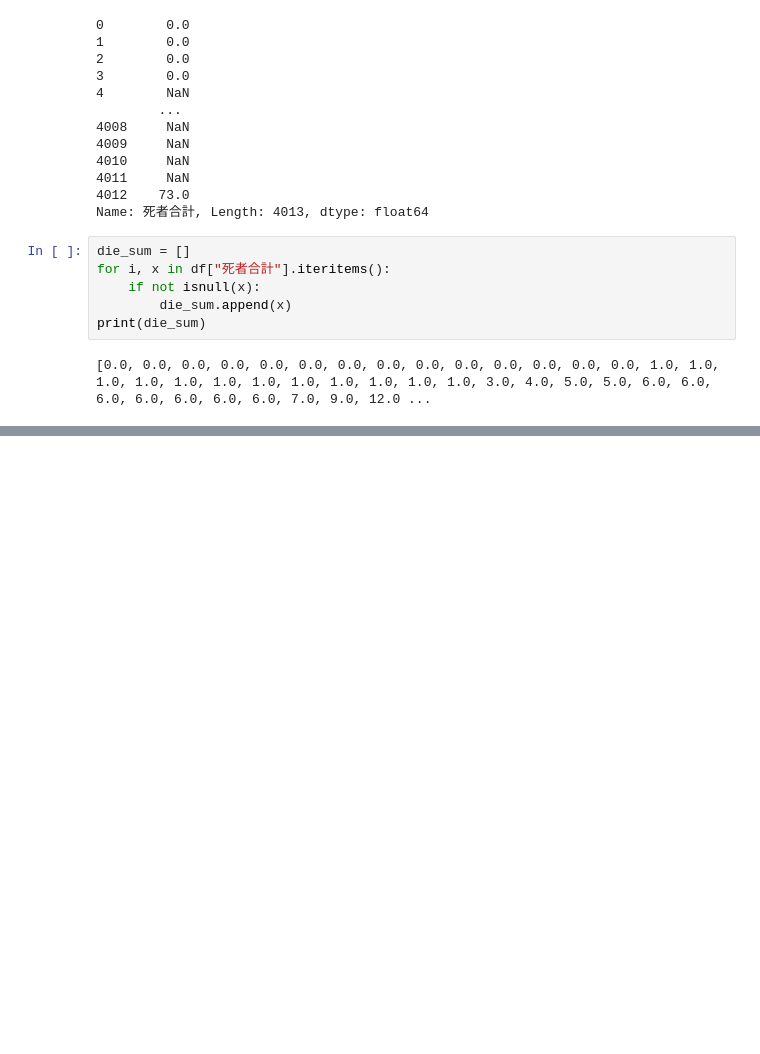
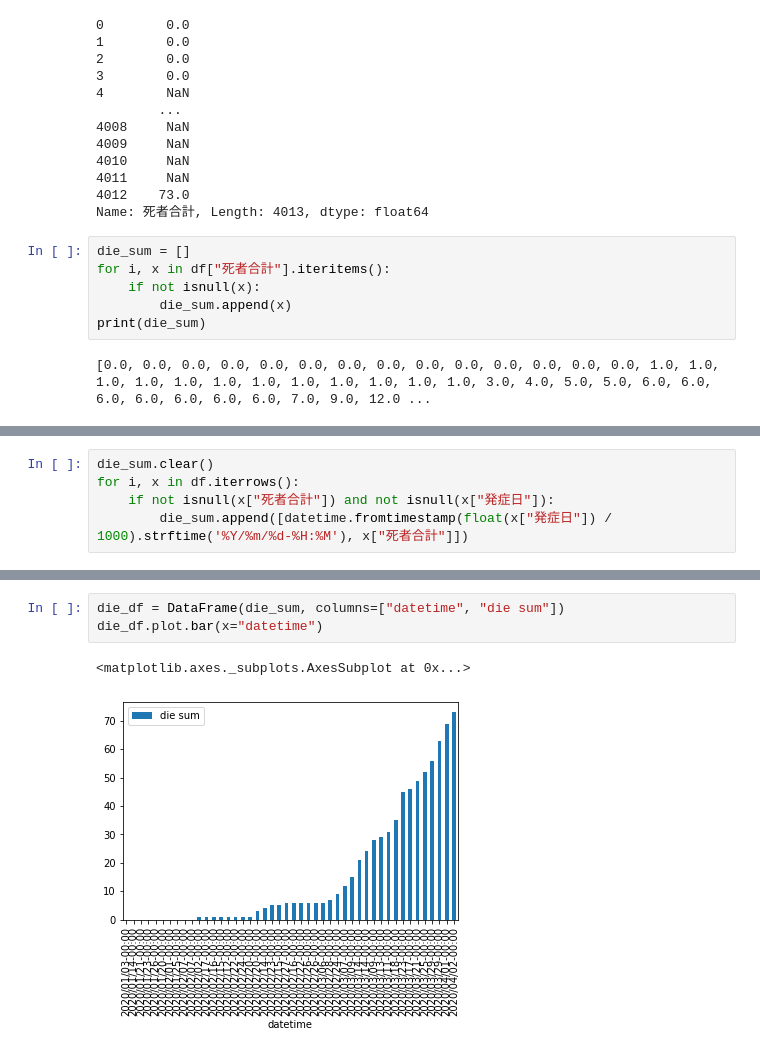
Before and after one commit to kynmh69/analyze_covid_19, a Jupyter notebook: src/covid_analyze.ipynb, the cells around one changed output, grey strips where cells are left out. Drawn from its saved outputs; the diff is of its cells as text; blank space fills up the shorter version.

```diff
--- a/src/covid_analyze.ipynb
+++ b/src/covid_analyze.ipynb
@@ -73,0 +91,5 @@ df["死者合計"].plot()
+# %%
+die_sum.clear()
+for i, x in df.iterrows():
+    if not isnull(x["死者合計"]) and not isnull(x["発症日"]):
+        die_sum.append([datetime.fromtimestamp(float(x["発症日"]) / 1000).strftime('%Y/%m/%d-%H:%M'), x["死者合計"]])
@@ -73,0 +116,6 @@ df["死者合計"].plot()
+# %%
+die_df = DataFrame(die_sum, columns=["datetime", "die sum"])
+die_df.plot.bar(x="datetime")
+# %% [output]
+<matplotlib.axes._subplots.AxesSubplot at 0x...>
+[figure, added]
```
Also changed, not shown: parts of 5 cells of this notebook, 1 other file.
